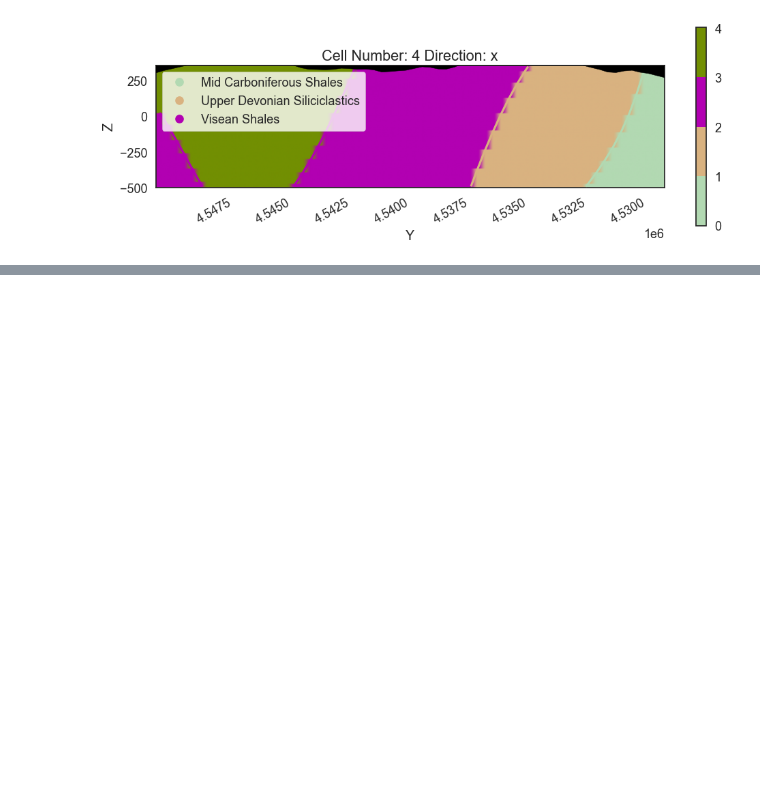
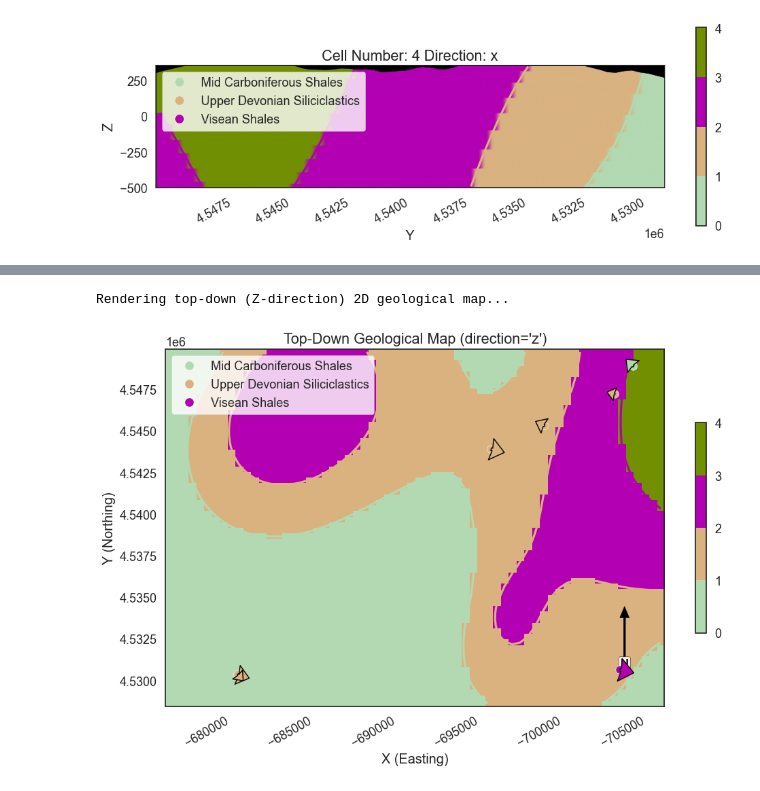
Before and after one commit to terranigma-solutions/Mineye-Terranigma, a Jupyter notebook: GeoModel/gempyModel.ipynb, the cells around one changed output, grey strips where cells are left out. Saved outputs shown, nothing was run; the diff lists cells and outputs as text; code cells hidden in the pictures; blank space fills up the shorter version.

```diff
--- a/GeoModel/gempyModel.ipynb
+++ b/GeoModel/gempyModel.ipynb
@@ -296,0 +272,54 @@ print("Use the commented visualization options above for additional analysis.")
+# %%
+# Top-down (map-view) visualization of the geological model
+import gempy_viewer as gpv
+import matplotlib.pyplot as plt
+
+print("Rendering top-down (Z-direction) 2D geological map...")
+
+# Use GemPy viewer to generate the plot and return handles (prevents extra empty figures)
+ret = gpv.plot_2d(
+    geo_model,
+    direction="z",
+    show_lith=True,
+    show_boundaries=True,
+    show_data=True,
+    legend=True
+)
+
+# Normalize to (fig, ax) regardless of return shape
+try:
+    fig, ax = ret
+except Exception:
+    fig = plt.gcf()
+    ax = plt.gca()
+
+# Title, labels, and aspect
+ax.set_title("Top-Down Geological Map (direction='z')")
+ax.set_xlabel('X (Easting)')
+ax.set_ylabel('Y (Northing)')
+ax.set_aspect('equal')
+
+# Rotate view 180° by inverting both axes
+ax.invert_xaxis()
+ax.invert_yaxis()
+
+# Add a North arrow that always points to True North in screen space
+arrow_tail = (0.92, 0.28)
+arrow_head = (0.92, 0.12)   # arrow points up (True North)
+
+ax.annotate(
+    'N',
+    xy=arrow_tail,            # arrow tail (in axes fraction)
+    xytext=arrow_head,        # arrow head position
+    xycoords='axes fraction',
+    textcoords='axes fraction',
+    arrowprops=dict(facecolor='black', edgecolor='black', width=2, headwidth=10),
+    ha='center', va='center', fontsize=12, color='black', fontweight='bold',
+    bbox=dict(boxstyle='round,pad=0.15', fc='white', ec='black', alpha=0.8)
+)
+
+plt.tight_layout()
+# Avoid extra plt.show(); rely on notebook auto-render or the viewer's own display.
+# %% [output]
+Rendering top-down (Z-direction) 2D geological map...
+[figure, added]
```
Also changed, not shown: parts of 10 cells of this notebook.
